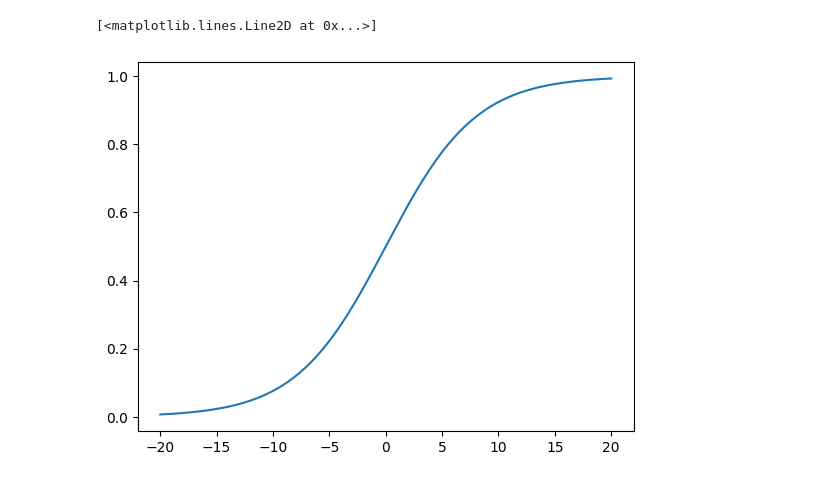
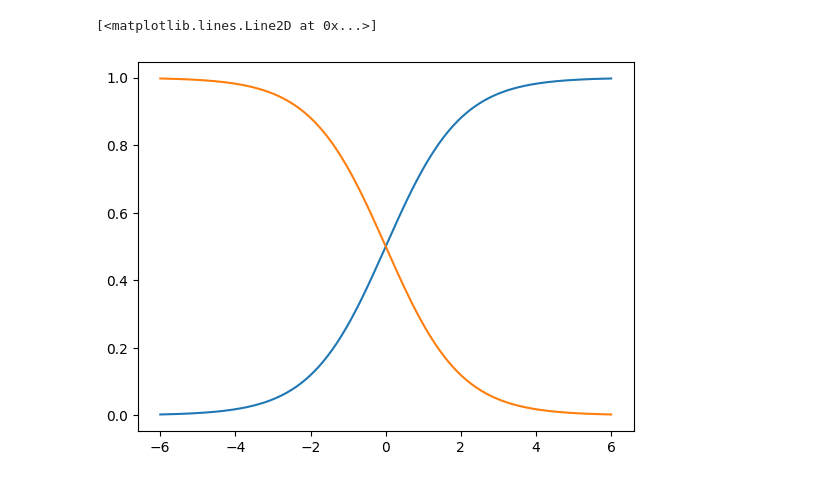
Before and after one commit to llctrautmann/ArmyAntsRaidingIAM, a Jupyter notebook: world_generator.ipynb, the cells around one changed output. Saved outputs shown, nothing was run; the diff lists cells and outputs as text; code cells hidden in the pictures.

```diff
--- a/world_generator.ipynb
+++ b/world_generator.ipynb
@@ -5,21 +5,26 @@ import matplotlib.pyplot as plt
 import seaborn as sns
 # %%
 def sigmoid(x):
-    return 1.0 / (1.0 + np.exp(-0.25*x))
+    return 1.0 / (1.0 + np.exp(-1*x))
+def sigmoid2(x):
+    return 1.0 / (1.0 + np.exp(1*x))
 
 xs = []
 ys = []
+ys2 =[]
 
-steps = np.linspace(-20,20,150)
+steps = np.linspace(-6,6,200)
 
 for i in steps:
     xs.append(i)
     ys.append(sigmoid(i))
+    ys2.append(sigmoid2(i))
 
 plt.plot(xs,ys)
+plt.plot(xs,ys2)
 # %% [output]
 [<matplotlib.lines.Line2D at 0x...>]
-[figure, old version]
+[figure, new version]
 # %%
 import random
 import numpy as np
```
Also changed, not shown: 1 other file.
